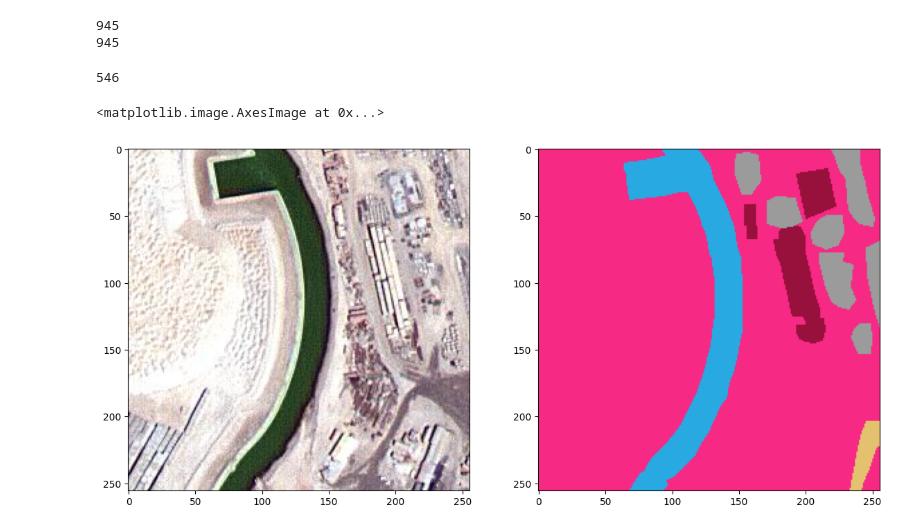
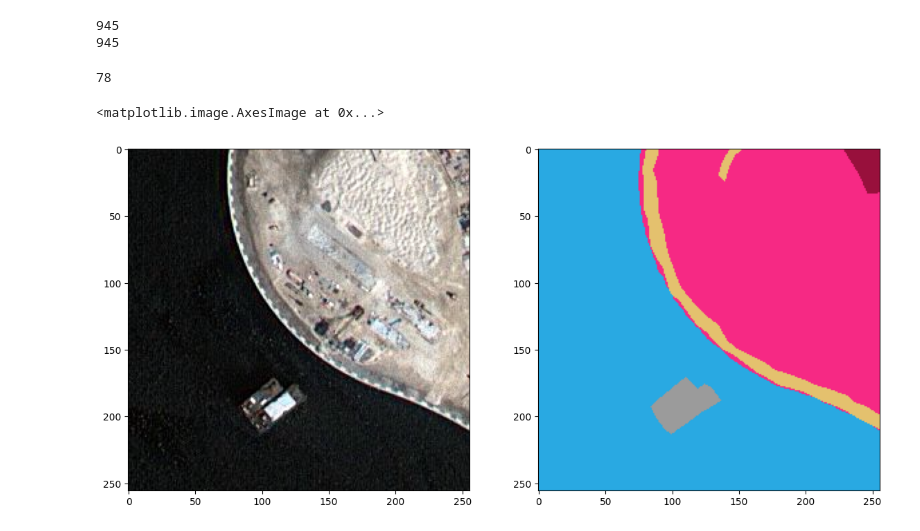
Before and after one commit to Borhan20/Deep-learning-with-imagery-data, a Jupyter notebook: data_procesing.ipynb, the cells around one changed output. Cells and saved outputs as stored; diff of their text form; code cells hidden in the pictures.

Commit message:
rand image check

```diff
--- a/data_procesing.ipynb
+++ b/data_procesing.ipynb
@@ -137,12 +137,12 @@ mask_dataset = np.array(mask_dataset)
 # %%
 rand_image_id = random.randint(0, len(image_dataset))
 print(rand_image_id)
 plt.figure(figsize=(14,8))
 plt.subplot(121)
-plt.imshow(image_dataset[0])
+plt.imshow(image_dataset[rand_image_id])
 plt.subplot(122)
-plt.imshow(mask_dataset[0])
+plt.imshow(mask_dataset[rand_image_id])
 # %% [output]
-546
+78
 <matplotlib.image.AxesImage at 0x...>
-[figure, old version]
+[figure, new version]
```
